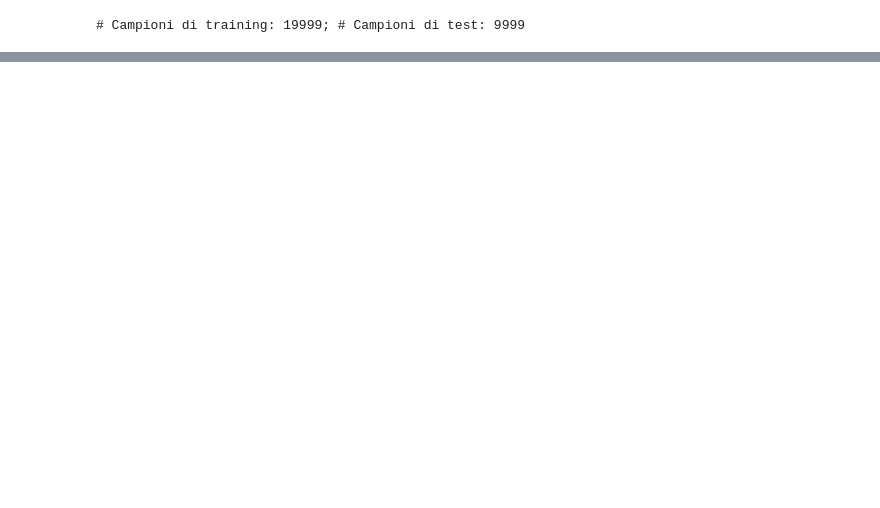
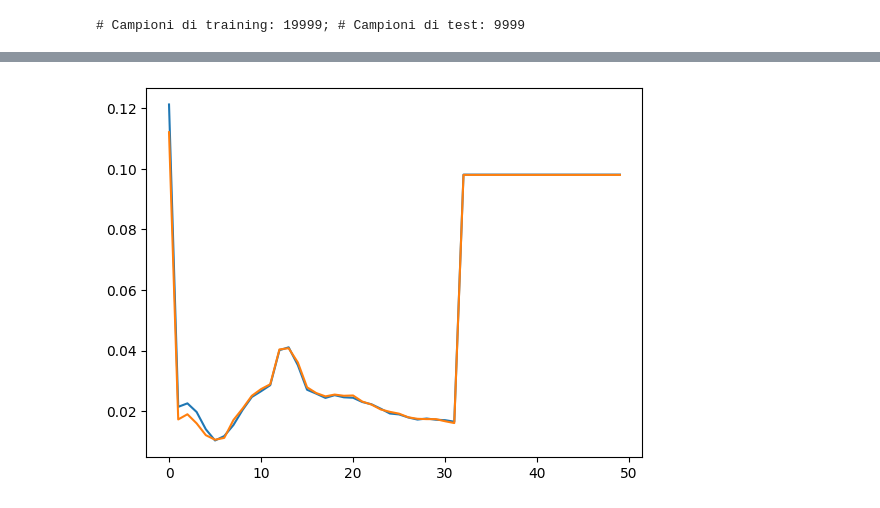
Before and after one commit to MarianoCaccavale/SimpleNeuralNetwork, a Jupyter notebook: Main.ipynb, the cells around one changed output, grey strips where cells are left out. Cells and saved outputs as stored; diff of their text form; code cells hidden in the pictures; blank space fills up the shorter version.

```diff
--- a/Main.ipynb
+++ b/Main.ipynb
@@ -79,0 +155,6 @@ KeyboardInterrupt:
+# %%
+plt.plot(rprop_nn.accuracies)
+plt.plot(rprop_nn.mean_val_accuracy)
+plt.show()
+# %% [output]
+[figure, added]
```
Also changed, not shown: parts of 26 cells of this notebook.
